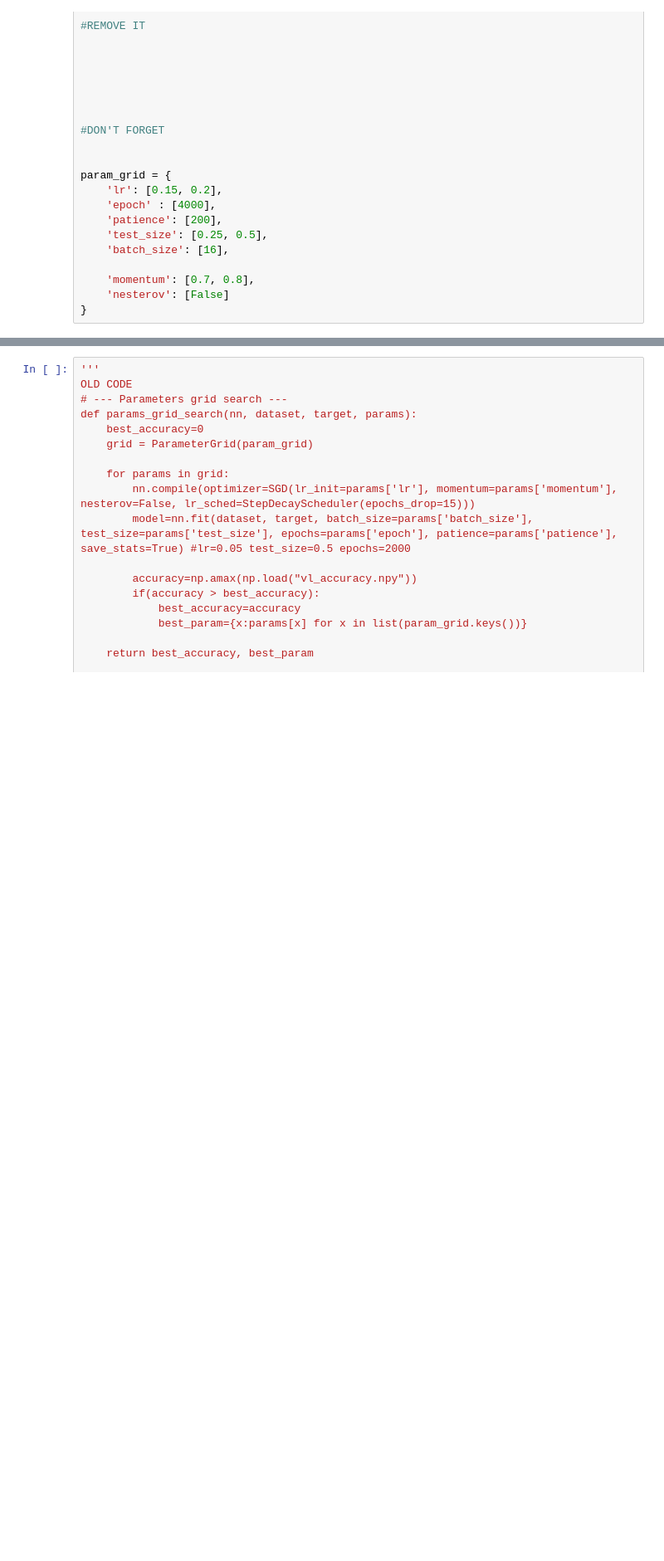
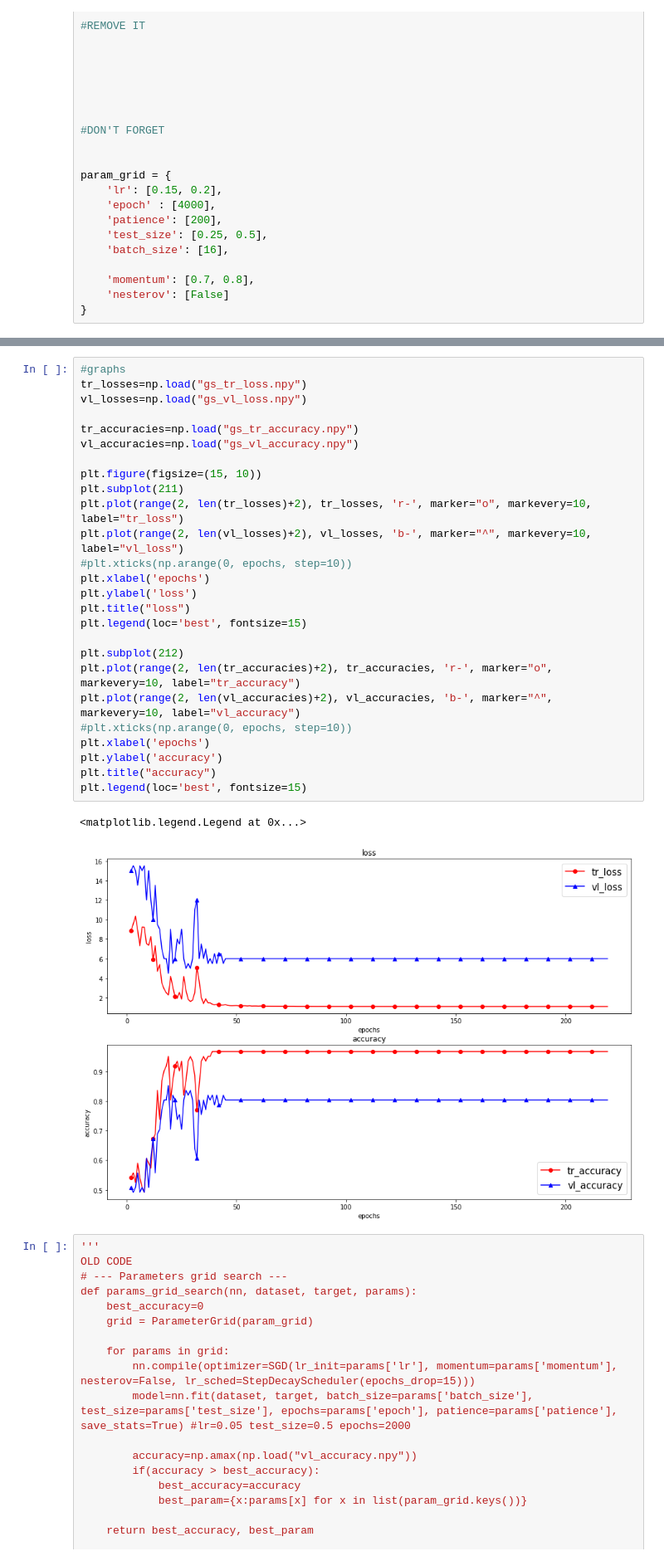
Before and after one commit to deRemo/NNLib, a Jupyter notebook: neural_network/monks_testing.ipynb, the cells around one changed output, grey strips where cells are left out. Shown: that part at 83% size. Drawn from its saved outputs; the diff is of its cells as text; blank space fills up the shorter version.

```diff
--- a/neural_network/monks_testing.ipynb
+++ b/neural_network/monks_testing.ipynb
@@ -160,3 +174,32 @@ best_results
+# %%
+#graphs
+tr_losses=np.load("gs_tr_loss.npy")
+vl_losses=np.load("gs_vl_loss.npy")
+
+tr_accuracies=np.load("gs_tr_accuracy.npy")
+vl_accuracies=np.load("gs_vl_accuracy.npy")
+
+plt.figure(figsize=(15, 10))
+plt.subplot(211)
+plt.plot(range(2, len(tr_losses)+2), tr_losses, 'r-', marker="o", markevery=10, label="tr_loss")
+plt.plot(range(2, len(vl_losses)+2), vl_losses, 'b-', marker="^", markevery=10, label="vl_loss")
+#plt.xticks(np.arange(0, epochs, step=10))
+plt.xlabel('epochs')
+plt.ylabel('loss')
+plt.title("loss")
+plt.legend(loc='best', fontsize=15)
+
+plt.subplot(212)
+plt.plot(range(2, len(tr_accuracies)+2), tr_accuracies, 'r-', marker="o", markevery=10, label="tr_accuracy")
+plt.plot(range(2, len(vl_accuracies)+2), vl_accuracies, 'b-', marker="^", markevery=10, label="vl_accuracy")
+#plt.xticks(np.arange(0, epochs, step=10))
+plt.xlabel('epochs')
+plt.ylabel('accuracy')
+plt.title("accuracy")
+plt.legend(loc='best', fontsize=15)
+# %% [output]
+<matplotlib.legend.Legend at 0x...>
+[figure, added]
 # %%
 '''
 OLD CODE
```
Also changed, not shown: parts of 4 cells of this notebook, 1 other file.
